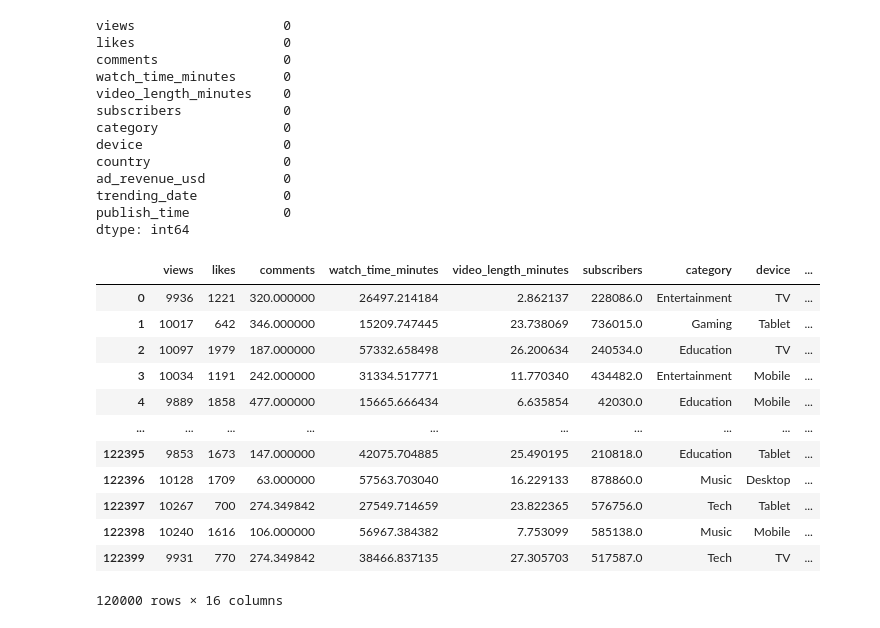
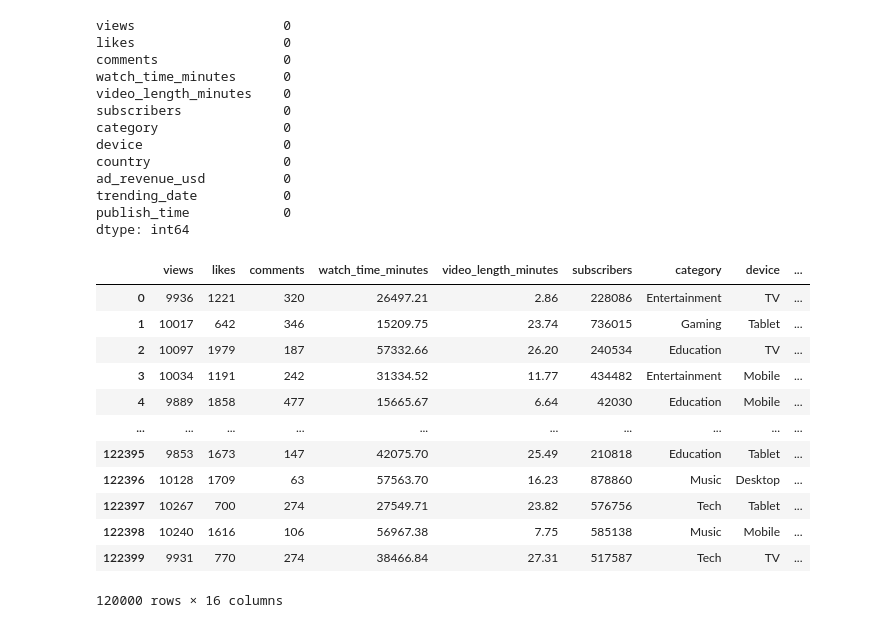
Before and after one commit to SuryaPrakash-root/Youtube_ML, a Jupyter notebook: Youtube.ipynb, the cells around one changed output. Saved outputs shown, nothing was run; the diff lists cells and outputs as text; code cells hidden in the pictures.

```diff
--- a/Youtube.ipynb
+++ b/Youtube.ipynb
@@ -125,28 +125,33 @@ dtype: int64
 # %%
 video_data['country'].unique()
 video_data['category'].groupby(video_data['country']).value_counts()
 video_data['trending_date'] = pd.to_datetime(video_data['trending_date'])
 video_data['Year'] = video_data['trending_date'].dt.year
 video_data['Month'] = video_data['trending_date'].dt.month
 video_data['Day'] = video_data['trending_date'].dt.day
 video_data['Hour'] = pd.to_datetime(video_data['publish_time']).dt.hour
 video_data['Minutes'] = pd.to_datetime(video_data['publish_time']).dt.minute
 video_data['Seconds'] = pd.to_datetime(video_data['publish_time']).dt.second
 video_data = video_data.drop(columns=['trending_date', 'publish_time'])
 video_data['likes'] = video_data['likes'].astype(int)
 video_data['views'] = video_data['views'].astype(int)
+video_data['watch_time_minutes'] = video_data['watch_time_minutes'].round(2)
+video_data['video_length_minutes'] = video_data['video_length_minutes'].round(2)
+video_data['ad_revenue_usd'] = video_data['ad_revenue_usd'].round(2)
+video_data['comments'] = video_data['comments'].astype(int)
+video_data['subscribers'] = video_data['subscribers'].astype(int)
 video_data
 # %% [output]
 |  | views | likes | comments | watch_time_minutes | video_length_minutes | subscribers | category | device | ... |
-| 0 | 9936 | 1221 | 320.000000 | 26497.214184 | 2.862137 | 228086.0 | Entertainment | TV | ... |
-| 1 | 10017 | 642 | 346.000000 | 15209.747445 | 23.738069 | 736015.0 | Gaming | Tablet | ... |
-| 2 | 10097 | 1979 | 187.000000 | 57332.658498 | 26.200634 | 240534.0 | Education | TV | ... |
-| 3 | 10034 | 1191 | 242.000000 | 31334.517771 | 11.770340 | 434482.0 | Entertainment | Mobile | ... |
-| 4 | 9889 | 1858 | 477.000000 | 15665.666434 | 6.635854 | 42030.0 | Education | Mobile | ... |
+| 0 | 9936 | 1221 | 320 | 26497.21 | 2.86 | 228086 | Entertainment | TV | ... |
+| 1 | 10017 | 642 | 346 | 15209.75 | 23.74 | 736015 | Gaming | Tablet | ... |
+| 2 | 10097 | 1979 | 187 | 57332.66 | 26.20 | 240534 | Education | TV | ... |
+| 3 | 10034 | 1191 | 242 | 31334.52 | 11.77 | 434482 | Entertainment | Mobile | ... |
+| 4 | 9889 | 1858 | 477 | 15665.67 | 6.64 | 42030 | Education | Mobile | ... |
 | ... | ... | ... | ... | ... | ... | ... | ... | ... | ... |
-| 122395 | 9853 | 1673 | 147.000000 | 42075.704885 | 25.490195 | 210818.0 | Education | Tablet | ... |
-| 122396 | 10128 | 1709 | 63.000000 | 57563.703040 | 16.229133 | 878860.0 | Music | Desktop | ... |
-| 122397 | 10267 | 700 | 274.349842 | 27549.714659 | 23.822365 | 576756.0 | Tech | Tablet | ... |
-| 122398 | 10240 | 1616 | 106.000000 | 56967.384382 | 7.753099 | 585138.0 | Music | Mobile | ... |
-| 122399 | 9931 | 770 | 274.349842 | 38466.837135 | 27.305703 | 517587.0 | Tech | TV | ... |
+| 122395 | 9853 | 1673 | 147 | 42075.70 | 25.49 | 210818 | Education | Tablet | ... |
+| 122396 | 10128 | 1709 | 63 | 57563.70 | 16.23 | 878860 | Music | Desktop | ... |
+| 122397 | 10267 | 700 | 274 | 27549.71 | 23.82 | 576756 | Tech | Tablet | ... |
+| 122398 | 10240 | 1616 | 106 | 56967.38 | 7.75 | 585138 | Music | Mobile | ... |
+| 122399 | 9931 | 770 | 274 | 38466.84 | 27.31 | 517587 | Tech | TV | ... |
 120000 rows × 16 columns
```
Also changed, not shown: parts of 1 cell of this notebook.
